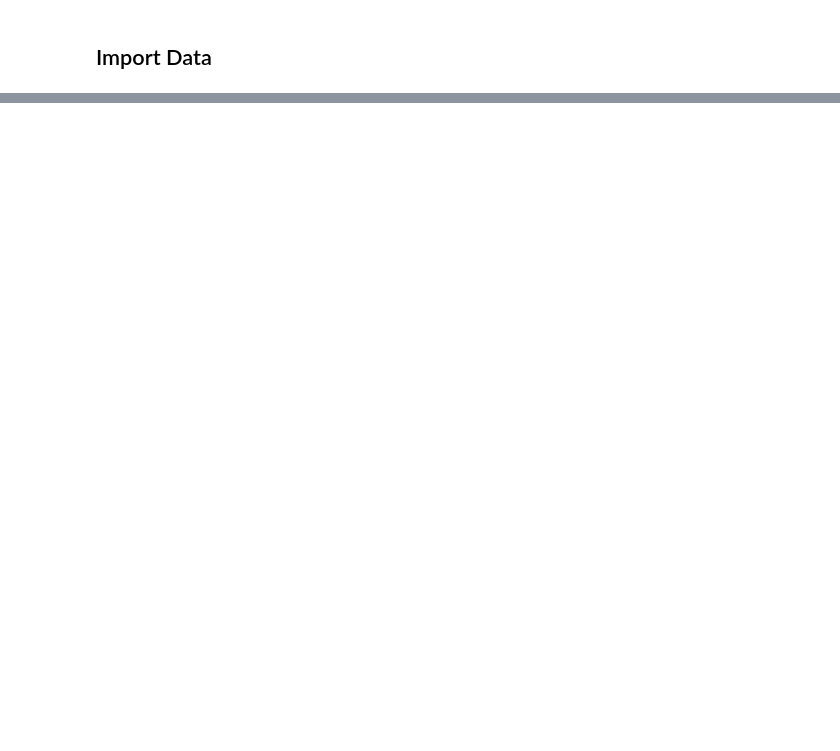
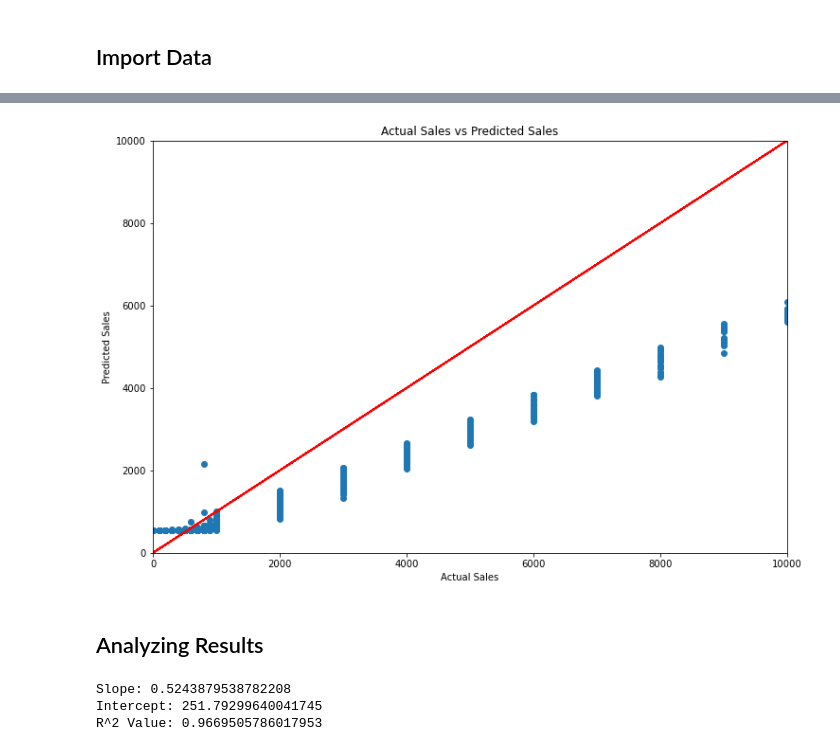
Before and after one commit to regulad/SmartScoutAmazonDataAnalysis, a Jupyter notebook: Amazon_Sales.ipynb, the cells around one changed output, grey strips where cells are left out. Saved outputs shown, nothing was run; the diff lists cells and outputs as text; code cells hidden in the pictures; blank space fills up the shorter version.

```diff
--- a/Amazon_Sales.ipynb
+++ b/Amazon_Sales.ipynb
@@ -250,0 +74,5 @@ InternalError: Failed copying input tensor from /job:localhost/replica:0/task:0/
+# %%
+# Impute missing values for the following columns: isVariation, numberOfSellers, and numberOfItems, based on the means of the columns
+df['isVariation'].fillna(df['isVariation'].mean(), inplace=True)
+df['numberOfSellers'].fillna(df['numberOfSellers'].mean(), inplace=True)
+df['numberOfItems'].fillna(df['numberOfItems'].mean(), inplace=True)
@@ -250,0 +451,4 @@ InternalError: Failed copying input tensor from /job:localhost/replica:0/task:0/
+# %%
+# Create a dataframe with the actual sales and the predicted sales
+df_results = pd.DataFrame({'Actual Sales': y_test, 'Predicted Sales': y_pred.flatten()})
+df_results
@@ -250,0 +469,26 @@ InternalError: Failed copying input tensor from /job:localhost/replica:0/task:0/
+# %%
+# Create a scatter plot of the actual sales and the predicted sales. The axes limits should be 10000 and plot a line for the actual sales vs actual sales.
+plt.figure(figsize=(12, 8))
+plt.scatter(x=df_results['Actual Sales'], y=df_results['Predicted Sales'])
+plt.plot(df_results['Actual Sales'], df_results['Actual Sales'], color='red')
+plt.xlim(0, 10000)
+plt.ylim(0, 10000)
+plt.xlabel('Actual Sales')
+plt.ylabel('Predicted Sales')
+plt.title('Actual Sales vs Predicted Sales')
+plt.show()
+# %% [output]
+[figure, added]
+# %% [markdown]
+## Analyzing Results
+# %%
+# find the slope of the line of best fit to the actual sales vs predicted sales
+from scipy.stats import linregress
+slope, intercept, r_value, p_value, std_err = linregress(df_results['Actual Sales'], df_results['Predicted Sales'])
+print(f'Slope: {slope}')
+print(f'Intercept: {intercept}')
+print(f'R^2 Value: {r_value**2}')
+# %% [output]
+Slope: 0.5243879538782208
+Intercept: 251.79299640041745
+R^2 Value: 0.9669505786017953
```
Also changed, not shown: parts of 63 cells of this notebook, 2 other files.
